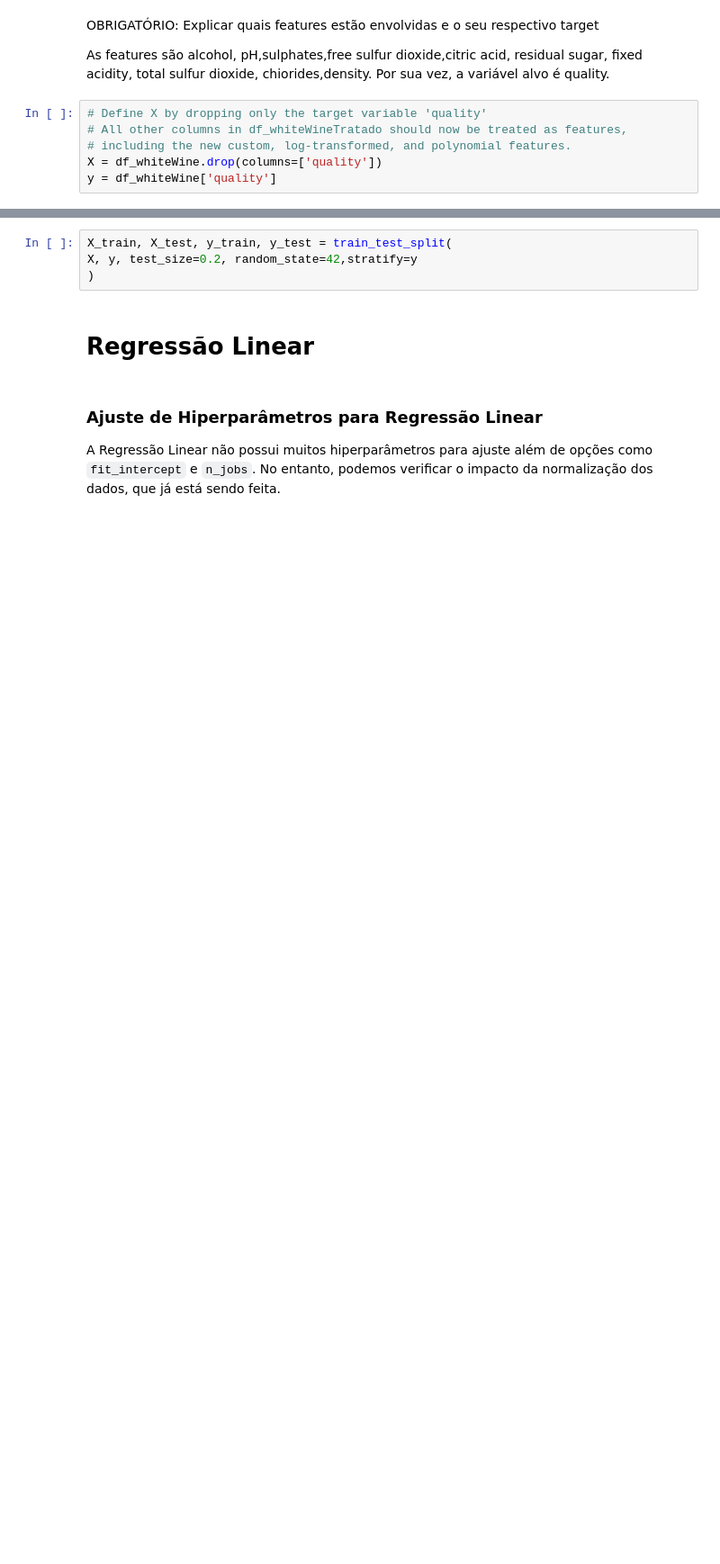
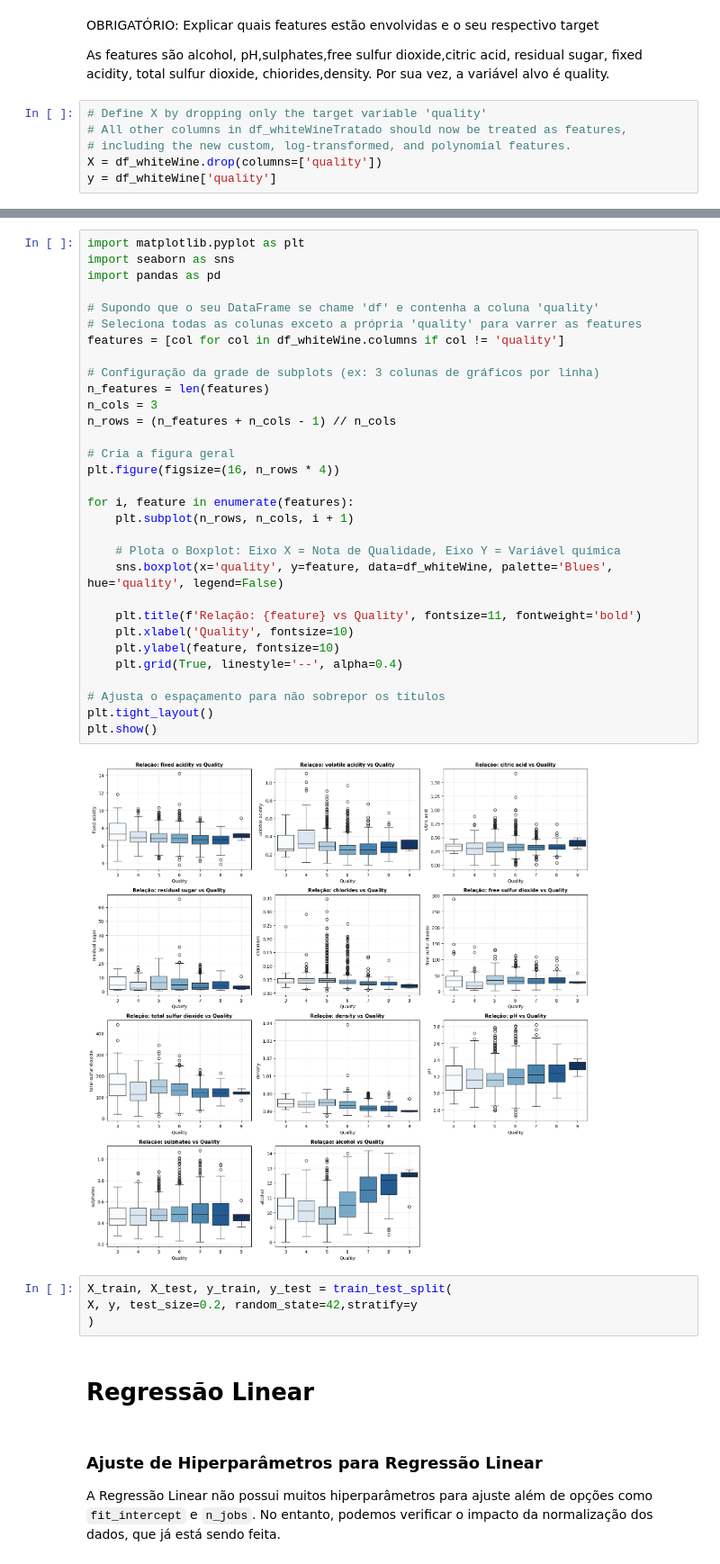
Before and after one commit to Wendell9/N1_IA, a Jupyter notebook: Modelo_N1_1ºBIMESTRE_ipynb_json.ipynb, the cells around one changed output, grey strips where cells are left out. Shown at 90% size. Drawn from its saved outputs; the diff is of its cells as text; blank space fills up the shorter version.

```diff
--- a/Modelo_N1_1ºBIMESTRE_ipynb_json.ipynb
+++ b/Modelo_N1_1ºBIMESTRE_ipynb_json.ipynb
@@ -240,3 +260,36 @@ y = df_whiteWine['quality']
+# %%
+import matplotlib.pyplot as plt
+import seaborn as sns
+import pandas as pd
+
+# Supondo que o seu DataFrame se chame 'df' e contenha a coluna 'quality'
+# Seleciona todas as colunas exceto a própria 'quality' para varrer as features
+features = [col for col in df_whiteWine.columns if col != 'quality']
+
+# Configuração da grade de subplots (ex: 3 colunas de gráficos por linha)
+n_features = len(features)
+n_cols = 3
+n_rows = (n_features + n_cols - 1) // n_cols
+
+# Cria a figura geral
+plt.figure(figsize=(16, n_rows * 4))
+
+for i, feature in enumerate(features):
+    plt.subplot(n_rows, n_cols, i + 1)
+
+    # Plota o Boxplot: Eixo X = Nota de Qualidade, Eixo Y = Variável química
+    sns.boxplot(x='quality', y=feature, data=df_whiteWine, palette='Blues', hue='quality', legend=False)
+
+    plt.title(f'Relação: {feature} vs Quality', fontsize=11, fontweight='bold')
+    plt.xlabel('Quality', fontsize=10)
+    plt.ylabel(feature, fontsize=10)
+    plt.grid(True, linestyle='--', alpha=0.4)
+
+# Ajusta o espaçamento para não sobrepor os títulos
+plt.tight_layout()
+plt.show()
+# %% [output]
+[figure, added]
 # %%
 X_train, X_test, y_train, y_test = train_test_split(
 X, y, test_size=0.2, random_state=42,stratify=y
```
Also changed, not shown: parts of 1 cell of this notebook.
